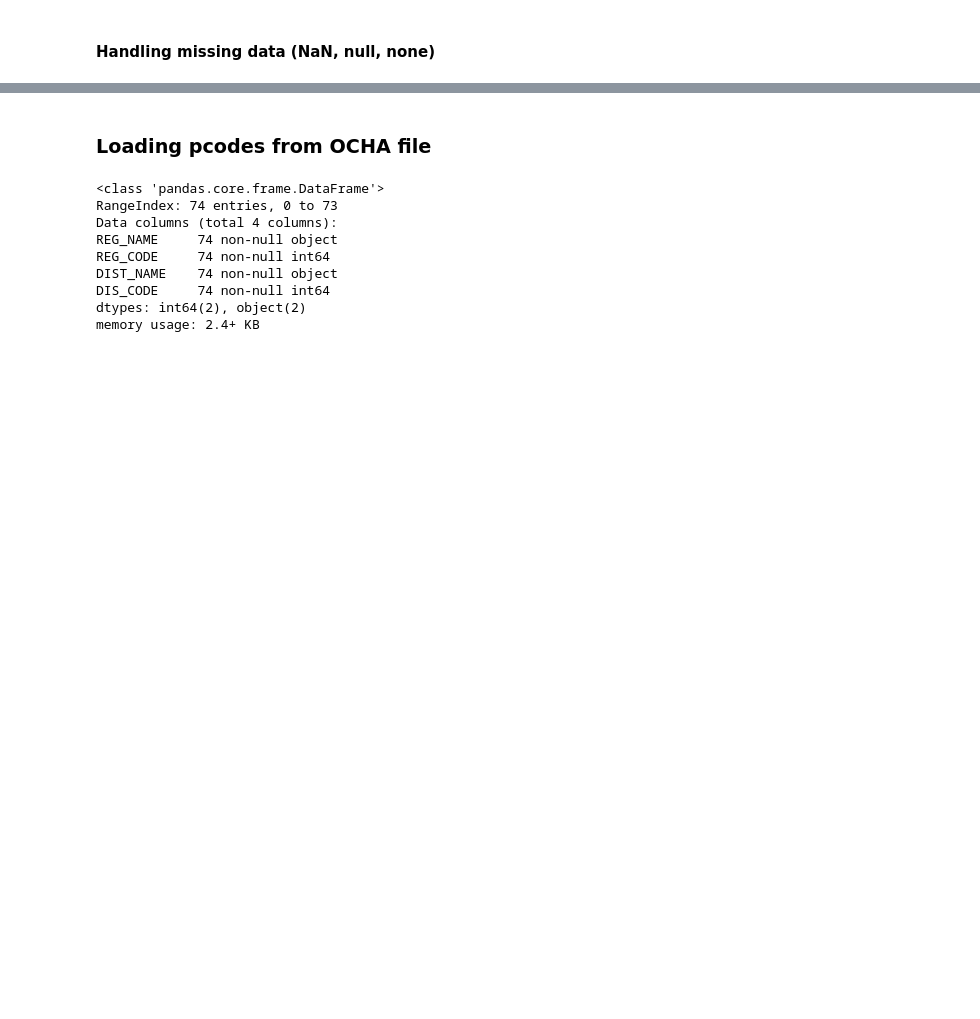
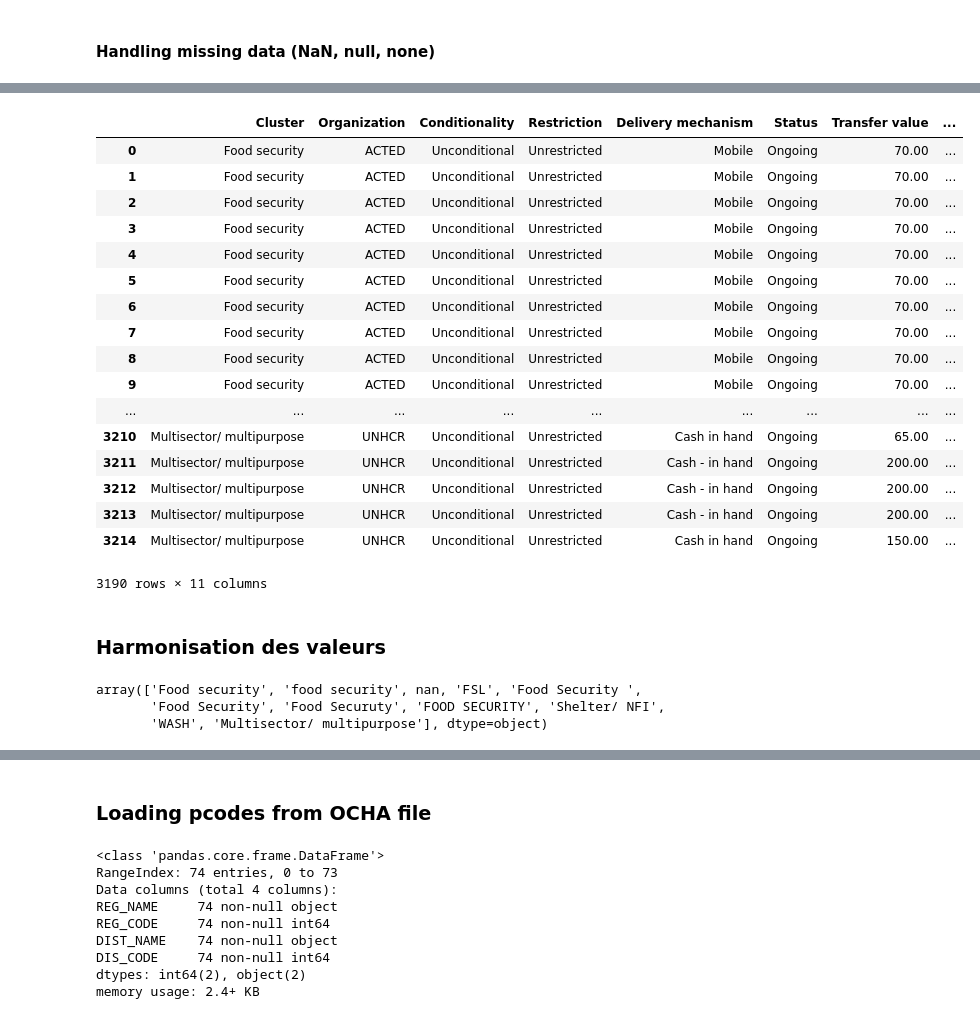
Before and after one commit to ndongamadu/hdx-som-pcoder-jypternbook, a Jupyter notebook: somalia-cash-pcoding.ipynb, the cells around one changed output, grey strips where cells are left out. Drawn from its saved outputs; the diff is of its cells as text; code cells hidden in the pictures; blank space fills up the shorter version.

```diff
--- a/somalia-cash-pcoding.ipynb
+++ b/somalia-cash-pcoding.ipynb
@@ -15,0 +35,4 @@ df = pd.read_excel('data/som-cash.xlsx', encoding='utf8')
+# %%
+ongoing=df['Status']=='Ongoing'
+# %%
+df = df[['Cluster','Organization','Conditionality','Restriction','Delivery mechanism ','Status','Transfer value','# Households','# Individuals','Region','District']]
@@ -16,2 +48,4 @@ df = pd.read_excel('data/som-cash.xlsx', encoding='utf8')
+# %%
+df=df[ongoing]
 # %% [markdown]
 #### Selecting important columns
@@ -48,7 +54,10 @@ df.head()
 # %% [markdown]
 #### Handling missing data (NaN, null, none)
 # %%
-df['Delivery mechanism'].fillna('Unspecified', inplace=True)
-df['Status (Completed, Ongoing, planned)'].fillna('Unspecified',inplace=True)
+df['Delivery mechanism '].fillna('Unspecified', inplace=True)
+df['Status'].fillna('Unspecified',inplace=True)
 df['Restriction'].fillna('Unspecified', inplace=True)
 df['Conditionality'].fillna('Unspecified', inplace=True)
+df['Transfer value'].fillna(0, inplace=True)
+df['# Households'].fillna(0, inplace=True)
+df['# Individuals'].fillna(0, inplace=True)
@@ -69,0 +64,29 @@ somaliaRawCashData.to_csv('data/copy-somaliaRawCashData.csv')
+# %%
+df
+# %% [output]
+|  | Cluster | Organization | Conditionality | Restriction | Delivery mechanism | Status | Transfer value | ... |
+| 0 | Food security | ACTED | Unconditional | Unrestricted | Mobile | Ongoing | 70.00 | ... |
+| 1 | Food security | ACTED | Unconditional | Unrestricted | Mobile | Ongoing | 70.00 | ... |
+| 2 | Food security | ACTED | Unconditional | Unrestricted | Mobile | Ongoing | 70.00 | ... |
+| 3 | Food security | ACTED | Unconditional | Unrestricted | Mobile | Ongoing | 70.00 | ... |
+| 4 | Food security | ACTED | Unconditional | Unrestricted | Mobile | Ongoing | 70.00 | ... |
+| 5 | Food security | ACTED | Unconditional | Unrestricted | Mobile | Ongoing | 70.00 | ... |
+| 6 | Food security | ACTED | Unconditional | Unrestricted | Mobile | Ongoing | 70.00 | ... |
+| 7 | Food security | ACTED | Unconditional | Unrestricted | Mobile | Ongoing | 70.00 | ... |
+| 8 | Food security | ACTED | Unconditional | Unrestricted | Mobile | Ongoing | 70.00 | ... |
+| 9 | Food security | ACTED | Unconditional | Unrestricted | Mobile | Ongoing | 70.00 | ... |
+| ... | ... | ... | ... | ... | ... | ... | ... | ... |
+| 3210 | Multisector/ multipurpose | UNHCR | Unconditional | Unrestricted | Cash in hand | Ongoing | 65.00 | ... |
+| 3211 | Multisector/ multipurpose | UNHCR | Unconditional | Unrestricted | Cash - in hand | Ongoing | 200.00 | ... |
+| 3212 | Multisector/ multipurpose | UNHCR | Unconditional | Unrestricted | Cash - in hand | Ongoing | 200.00 | ... |
+| 3213 | Multisector/ multipurpose | UNHCR | Unconditional | Unrestricted | Cash - in hand | Ongoing | 200.00 | ... |
+| 3214 | Multisector/ multipurpose | UNHCR | Unconditional | Unrestricted | Cash in hand | Ongoing | 150.00 | ... |
+3190 rows × 11 columns
+# %% [markdown]
+### Harmonisation des valeurs
+# %%
+df['Cluster'].unique()
+# %% [output]
+array(['Food security', 'food security', nan, 'FSL', 'Food Security ',
+       'Food Security', 'Food Securuty', 'FOOD SECURITY', 'Shelter/ NFI',
+       'WASH', 'Multisector/ multipurpose'], dtype=object)
```
Also changed, not shown: parts of 36 cells of this notebook, 1 other file.
